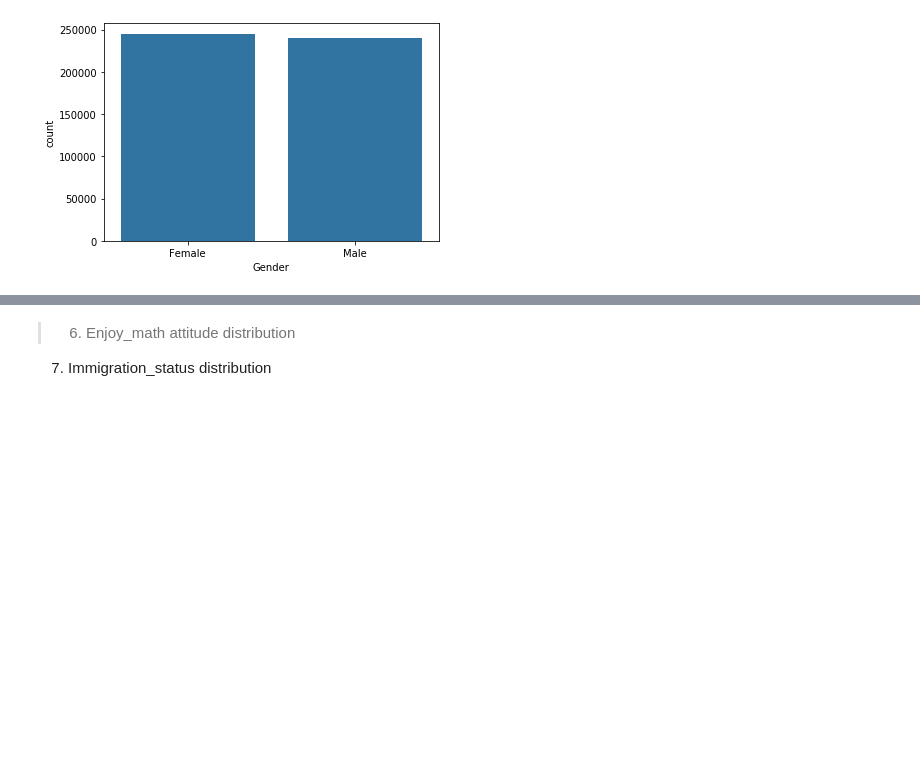
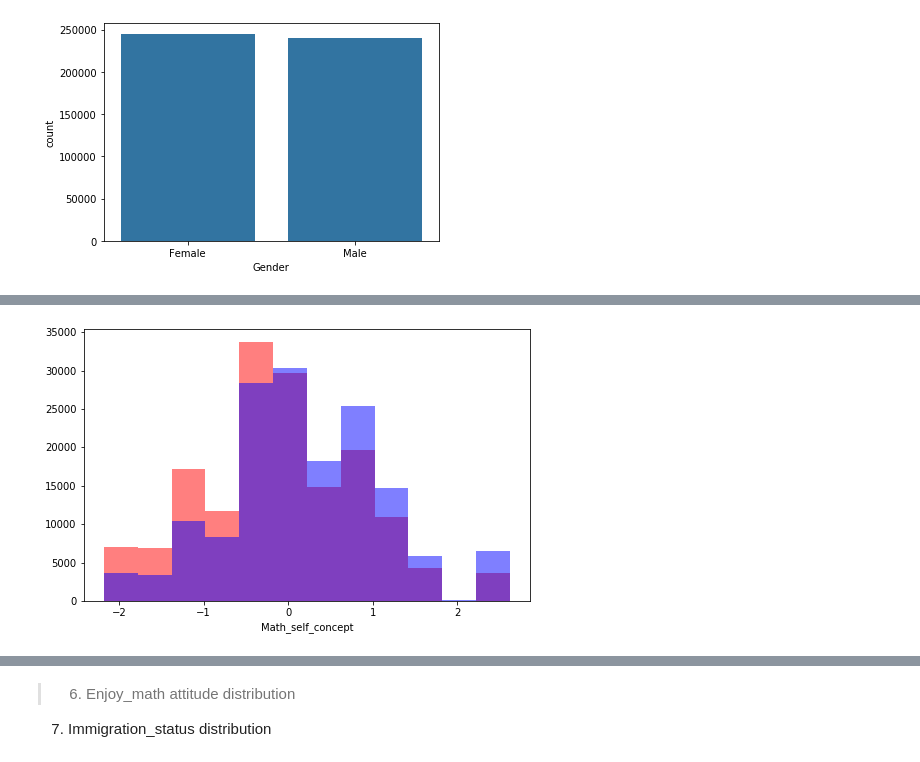
Before and after one commit to Anyra20/CommunicateDataProject, a Jupyter notebook: exploration_template.ipynb, the cells around one changed output, grey strips where cells are left out. Saved outputs shown, nothing was run; the diff lists cells and outputs as text; code cells hidden in the pictures; blank space fills up the shorter version.

```diff
--- a/exploration_template.ipynb
+++ b/exploration_template.ipynb
@@ -561,0 +563,12 @@ sb.countplot(data = pisa, x = 'Gender', color=base_color)
+# %%
+#Math_self_concept
+binsize = 0.4
+bins = np.arange(pisa['Math_self_concept'].min(), pisa['Math_self_concept'].max()+binsize, binsize)
+
+plt.figure(figsize=[8, 5])
+plt.hist(data = pisa.query('Gender =="Female"'), x = 'Math_self_concept', bins = bins, color='red', alpha=0.5, label='Female')
+plt.hist(data = pisa.query('Gender =="Male"'), x = 'Math_self_concept', bins = bins, color='blue', alpha=0.5, label='Male')
+plt.xlabel('Math_self_concept')
+plt.show()
+# %% [output]
+[figure, added]
```
Also changed, not shown: parts of 19 cells of this notebook.
